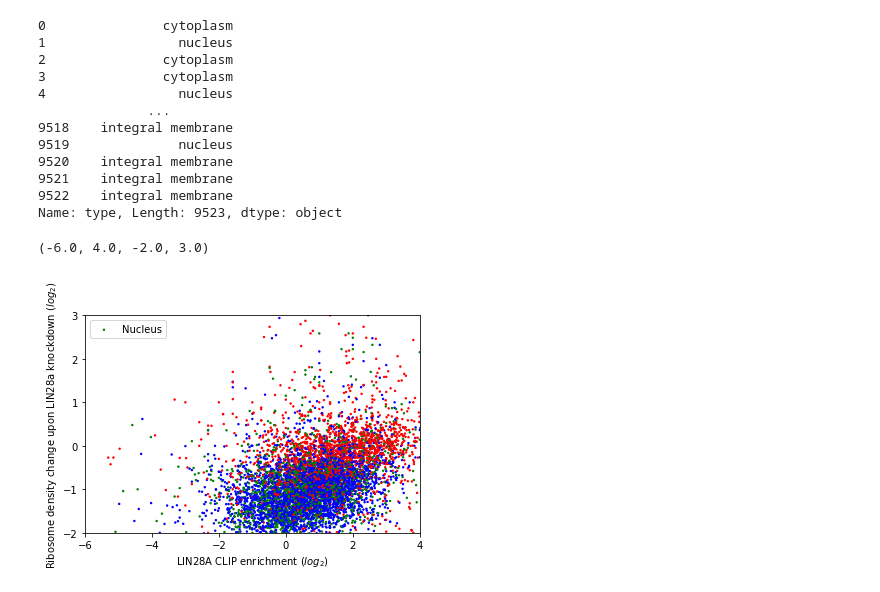
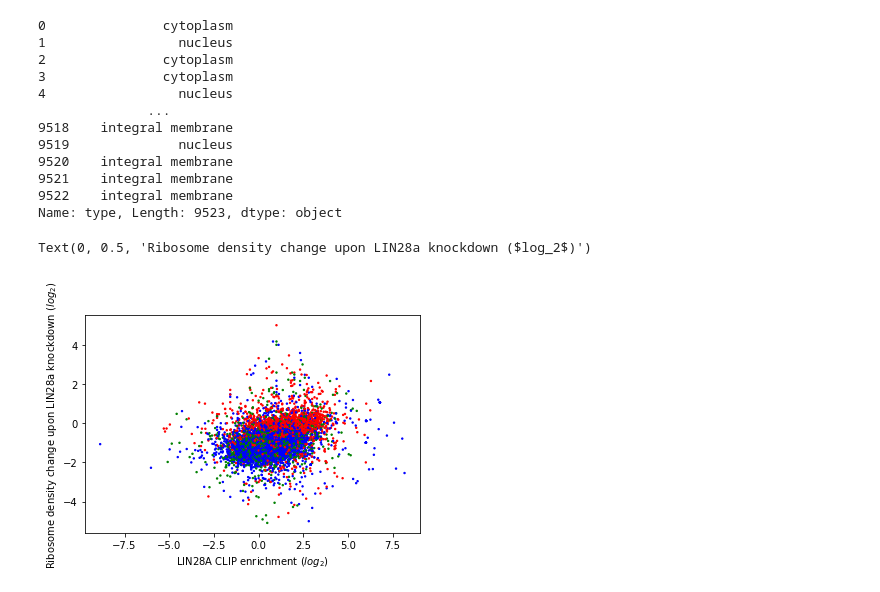
Before and after one commit to babaling/2021bioinfo1, a Jupyter notebook: Mission/CoLab_TermProj.ipynb, the cells around one changed output. Saved outputs shown, nothing was run; the diff lists cells and outputs as text; code cells hidden in the pictures.

```diff
--- a/Mission/CoLab_TermProj.ipynb
+++ b/Mission/CoLab_TermProj.ipynb
@@ -318,17 +318,17 @@ Name: type, Length: 9523, dtype: object
 # %%
 plt.plot(figsize=(5,5))
 colors = {'nucleus':'blue','integral membrane':'red','cytoplasm':'green'}
 plt.scatter(np.log2(merged['clip_enrichment']), # x
             np.log2(merged['rden_change']), # y
             s=2, # marker size
             c=merged['type'].map(colors),# marker color
             label=merged['type']
            )
 
 plt.xlabel(r'LIN28A CLIP enrichment ($log_2$)')
 plt.ylabel(r'Ribosome density change upon LIN28a knockdown ($log_2$)')
-plt.legend(['Nucleus','Integral Membrane','Cytoplasm'])
-plt.axis([-6, 4, -2, 3])     # X, Y축의 범위: [xmin, xmax, ymin, ymax]
+#plt.legend()
+#plt.axis([-6, 4, -2, 3])     # X, Y축의 범위: [xmin, xmax, ymin, ymax]
 # %% [output]
-(-6.0, 4.0, -2.0, 3.0)
+Text(0, 0.5, 'Ribosome density change upon LIN28a knockdown ($log_2$)')
-[figure, old version]
+[figure, new version]
```
Also changed, not shown: parts of 3 cells of this notebook.
